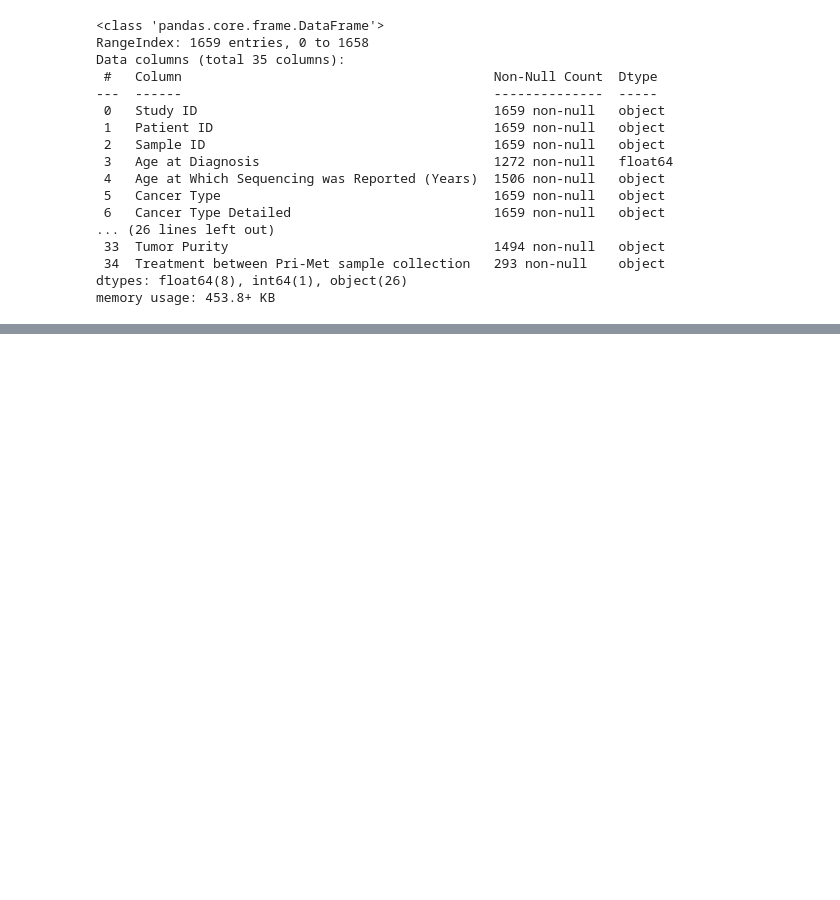
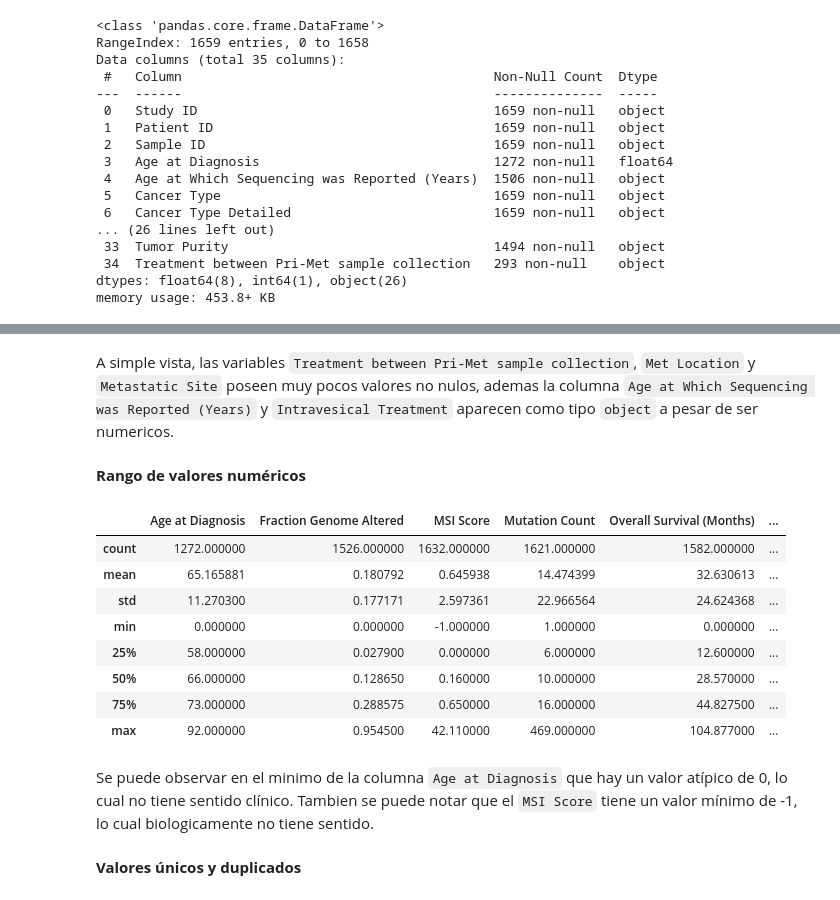
Before and after one commit to adrianespinoza1998/LABORATORIO_1_ANALISIS_DATOS_UDD, a Jupyter notebook: selection_and_audit.ipynb, the cells around one changed output, grey strips where cells are left out. Cells and saved outputs as stored; diff of their text form; code cells hidden in the pictures; blank space fills up the shorter version.

```diff
--- a/selection_and_audit.ipynb
+++ b/selection_and_audit.ipynb
@@ -56,0 +78,20 @@ memory usage: 453.8+ KB
+# %% [markdown]
+A simple vista, las variables <code>Treatment between Pri-Met sample collection</code>, <code>Met Location</code> y <code>Metastatic Site</code> poseen muy pocos valores no nulos, ademas la columna <code>Age at Which Sequencing was Reported (Years)</code> y `Intravesical Treatment` aparecen como tipo `object` a pesar de ser numericos.
+# %% [markdown]
+<strong>Rango de valores numéricos</strong>
+# %%
+df.describe()
+# %% [output]
+|  | Age at Diagnosis | Fraction Genome Altered | MSI Score | Mutation Count | Overall Survival (Months) | ... |
+| count | 1272.000000 | 1526.000000 | 1632.000000 | 1621.000000 | 1582.000000 | ... |
+| mean | 65.165881 | 0.180792 | 0.645938 | 14.474399 | 32.630613 | ... |
+| std | 11.270300 | 0.177171 | 2.597361 | 22.966564 | 24.624368 | ... |
+| min | 0.000000 | 0.000000 | -1.000000 | 1.000000 | 0.000000 | ... |
+| 25% | 58.000000 | 0.027900 | 0.000000 | 6.000000 | 12.600000 | ... |
+| 50% | 66.000000 | 0.128650 | 0.160000 | 10.000000 | 28.570000 | ... |
+| 75% | 73.000000 | 0.288575 | 0.650000 | 16.000000 | 44.827500 | ... |
+| max | 92.000000 | 0.954500 | 42.110000 | 469.000000 | 104.877000 | ... |
+# %% [markdown]
+Se puede observar en el minimo de la columna <code>Age at Diagnosis</code> que hay un valor atípico de 0, lo cual no tiene sentido clínico. Tambien se puede notar que el `MSI Score` tiene un valor mínimo de -1, lo cual biologicamente no tiene sentido.
+# %% [markdown]
+<strong>Valores únicos y duplicados</strong>
```
Also changed, not shown: parts of 8 cells of this notebook.
